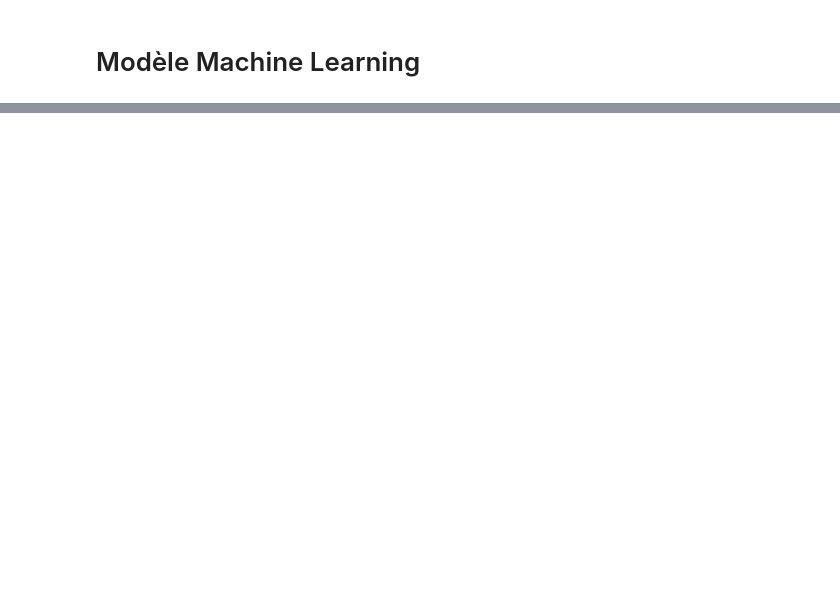
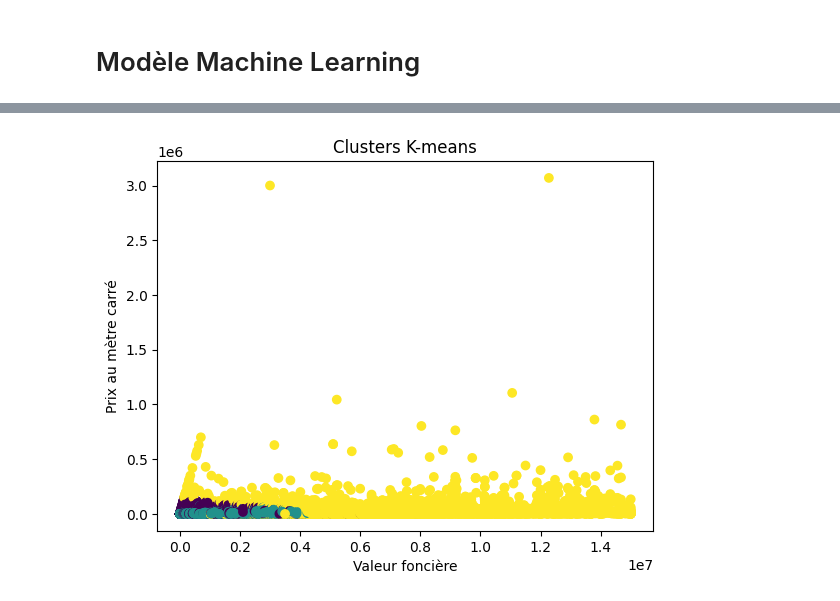
Before and after one commit to wandrilledioubate/Projet-DVF, a Jupyter notebook: projet.ipynb, the cells around one changed output, grey strips where cells are left out. Saved outputs shown, nothing was run; the diff lists cells and outputs as text; code cells hidden in the pictures; blank space fills up the shorter version.

```diff
--- a/projet.ipynb
+++ b/projet.ipynb
@@ -282,0 +503,11 @@ Random Forest R^2: 0.3552245772516933
+# %%
+categorical_features = ['nature_mutation','code_departement', 'type_local', 'month']
+df_combined[categorical_features] = df_combined[categorical_features].astype(str)
+numerical_features = list(set(selected_features) - set(categorical_features))
+preprocessor = ColumnTransformer(
+    transformers=[
+        ('num', StandardScaler(), numerical_features),
+        ('cat', OneHotEncoder(), categorical_features)
+    ])
+
+X = preprocessor.fit_transform(df_combined[selected_features])
@@ -282,0 +516,12 @@ Random Forest R^2: 0.3552245772516933
+# %%
+inertia = []
+max_clusters = 10
+for n_clusters in range(1, max_clusters + 1):
+    kmeans = KMeans(n_clusters=n_clusters)
+    kmeans.fit(X)
+    inertia.append(kmeans.inertia_)
+plt.plot(range(1, max_clusters + 1), inertia, marker='o')
+plt.xlabel('Nombre de clusters')
+plt.ylabel('Inertie')
+plt.title('Méthode du coude : Inertie en fonction du nombre de clusters')
+plt.show()
@@ -282,0 +532,10 @@ Random Forest R^2: 0.3552245772516933
+# %%
+n_clusters = 3
+kmeans = KMeans(n_clusters=n_clusters)
+# %%
+kmeans.fit(X)
+labels = kmeans.labels_
+df_combined['cluster_label'] = labels
+cluster_centers = kmeans.cluster_centers_
+print("Centres des clusters :")
+print(cluster_centers)
@@ -282,0 +561,8 @@ Random Forest R^2: 0.3552245772516933
+# %%
+plt.scatter(df_combined['valeur_fonciere'], df_combined['prix_au_m2'], c=df_combined['cluster_label'], cmap='viridis')
+plt.xlabel('Valeur foncière')
+plt.ylabel('Prix au mètre carré')
+plt.title('Clusters K-means')
+plt.show()
+# %% [output]
+[figure, added]
```
Also changed, not shown: parts of 93 cells of this notebook, 3 other files.
